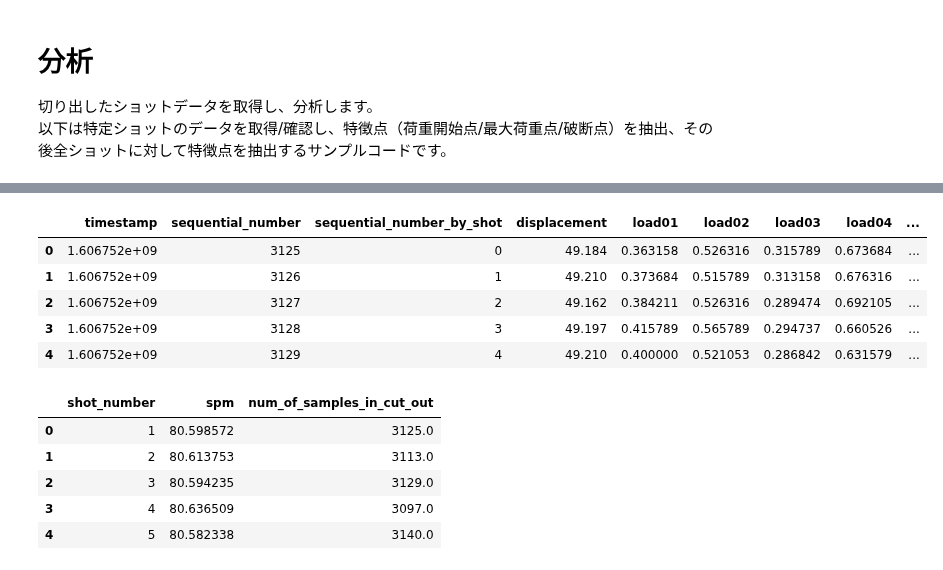
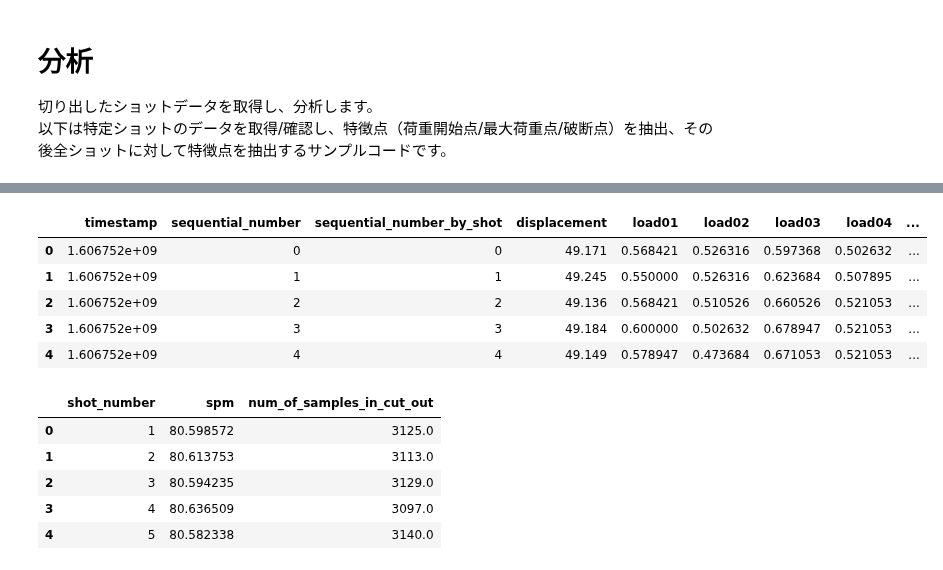
Before and after one commit to ymiyamoto5/data-analysis-platform-bak, a Jupyter notebook: notebooks/analyze.ipynb, the cells around one changed output, grey strips where cells are left out. Drawn from its saved outputs; the diff is of its cells as text; code cells hidden in the pictures.

```diff
--- a/notebooks/analyze.ipynb
+++ b/notebooks/analyze.ipynb
@@ -44,17 +46,17 @@ shots_meta_index = "shots-" + target + "-meta"
 # %%
 # 最初のショットを取得して確認
 dr = DataReader()
 
-shot_number = 2
+shot_number = 1
 shot_df = dr.read_shot(shots_data_index, shot_number=shot_number)
 shot_df.head()
 # %% [output]
 |  | timestamp | sequential_number | sequential_number_by_shot | displacement | load01 | load02 | load03 | load04 | ... |
-| 0 | 1.606752e+09 | 3125 | 0 | 49.184 | 0.363158 | 0.526316 | 0.315789 | 0.673684 | ... |
-| 1 | 1.606752e+09 | 3126 | 1 | 49.210 | 0.373684 | 0.515789 | 0.313158 | 0.676316 | ... |
-| 2 | 1.606752e+09 | 3127 | 2 | 49.162 | 0.384211 | 0.526316 | 0.289474 | 0.692105 | ... |
-| 3 | 1.606752e+09 | 3128 | 3 | 49.197 | 0.415789 | 0.565789 | 0.294737 | 0.660526 | ... |
-| 4 | 1.606752e+09 | 3129 | 4 | 49.210 | 0.400000 | 0.521053 | 0.286842 | 0.631579 | ... |
+| 0 | 1.606752e+09 | 0 | 0 | 49.171 | 0.568421 | 0.526316 | 0.597368 | 0.502632 | ... |
+| 1 | 1.606752e+09 | 1 | 1 | 49.245 | 0.550000 | 0.526316 | 0.623684 | 0.507895 | ... |
+| 2 | 1.606752e+09 | 2 | 2 | 49.136 | 0.568421 | 0.510526 | 0.660526 | 0.521053 | ... |
+| 3 | 1.606752e+09 | 3 | 3 | 49.184 | 0.600000 | 0.502632 | 0.678947 | 0.521053 | ... |
+| 4 | 1.606752e+09 | 4 | 4 | 49.149 | 0.578947 | 0.473684 | 0.671053 | 0.521053 | ... |
 # %%
 # ショットメタデータを確認
 shots_meta_df = dr.read_shots_meta(shots_meta_index)
```
Also changed, not shown: parts of 16 cells of this notebook, 2 other files.
